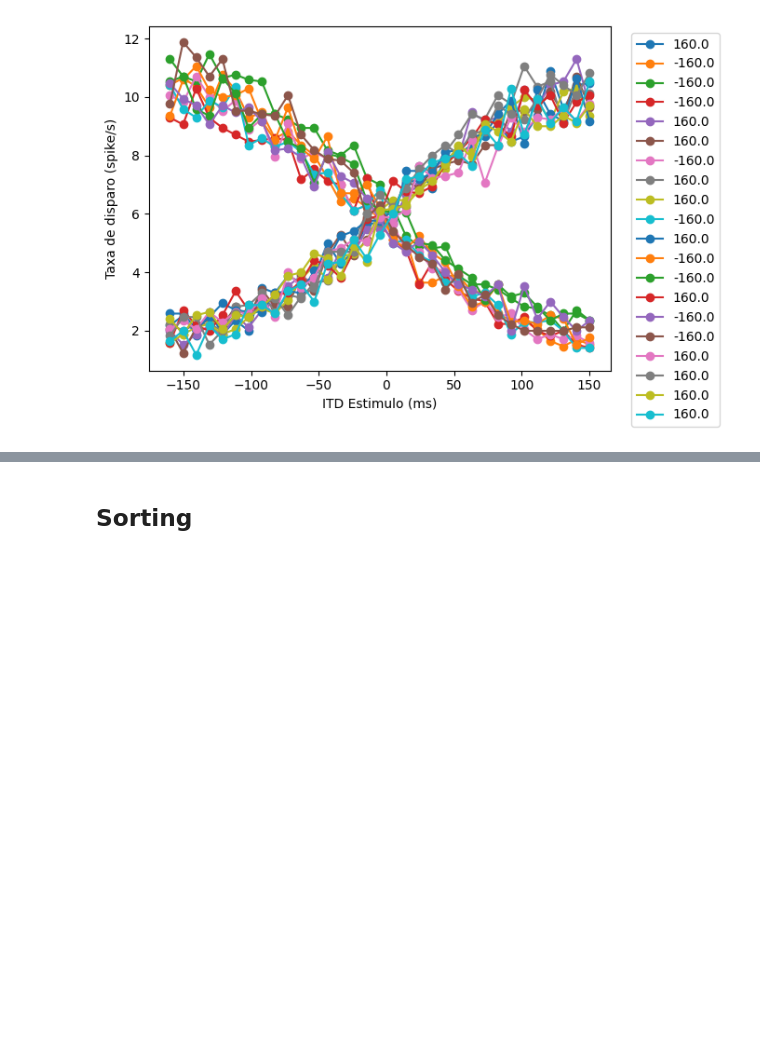
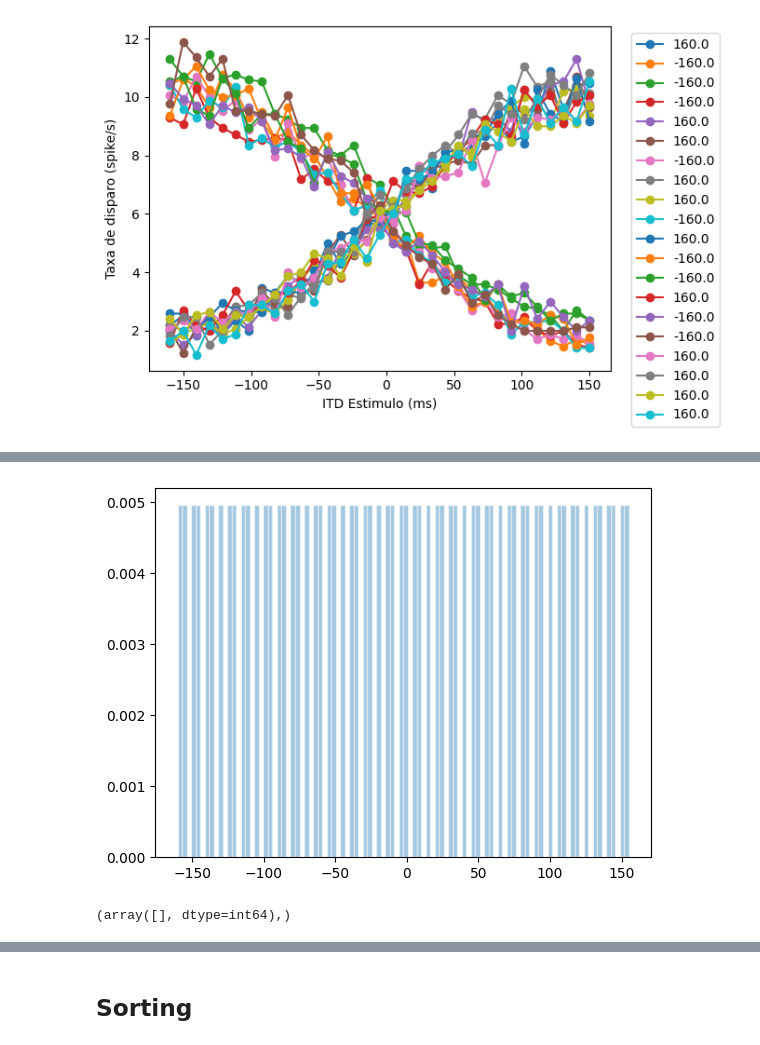
Before and after one commit to laviniamitiko/LASCON2024, a Jupyter notebook: Project/Spike-Train-Analysis.ipynb, the cells around one changed output, grey strips where cells are left out. Cells and saved outputs as stored; diff of their text form; code cells hidden in the pictures; blank space fills up the shorter version.

```diff
--- a/Project/Spike-Train-Analysis.ipynb
+++ b/Project/Spike-Train-Analysis.ipynb
@@ -149,0 +154,17 @@ plt.hist(np.array(po_output), bins = 100);
+# %%
+def gen_kde(xs, sigma):
+    def gauss(x, mu, sigma):
+        return np.exp(-((x - mu) / sigma) ** 2 / 2) / (sigma * np.sqrt(2 * np.pi))
+
+    plt.hist(xs, density=True, label='Histogram', bins=100, alpha=.4, ec='w')
+    x = np.linspace(xs.min() - 1, xs.max() + 1, 100)
+    y = sum(gauss(x, xi, sigma) for xi in xs) / len(xs)
+    return x, y
+# %%
+x, kde_uniform = gen_kde(np.arange(-160,160,5),10)
+# %% [output]
+[figure, added]
+# %%
+np.where(kl_i<0)
+# %% [output]
+(array([], dtype=int64),)
```
Also changed, not shown: parts of 29 cells of this notebook, 1 other file.
